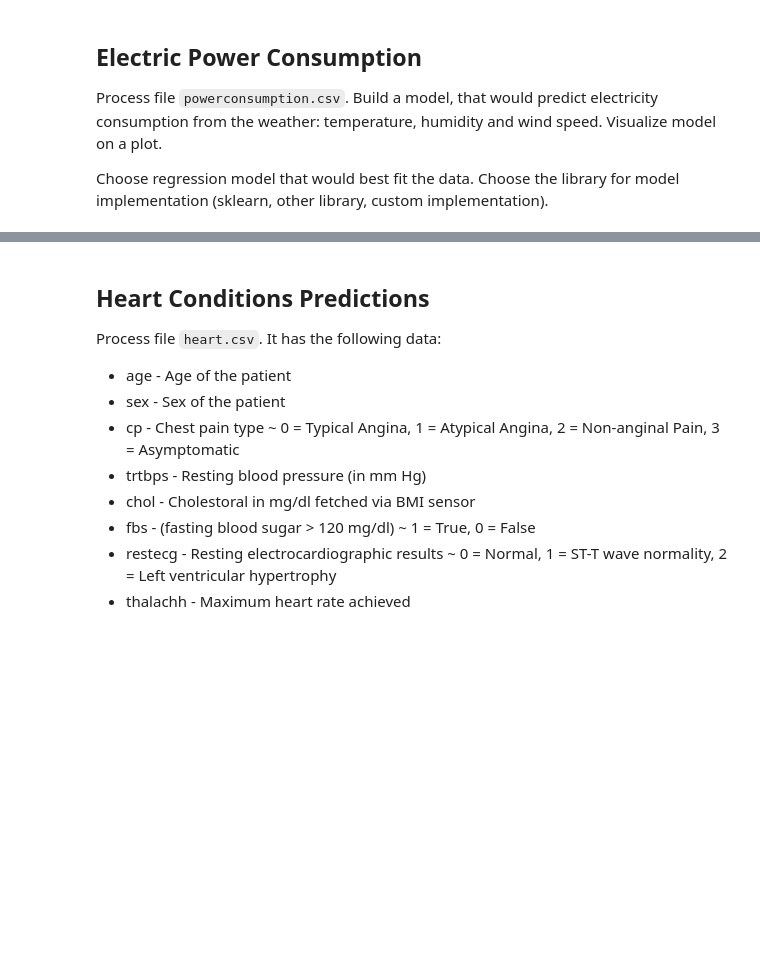
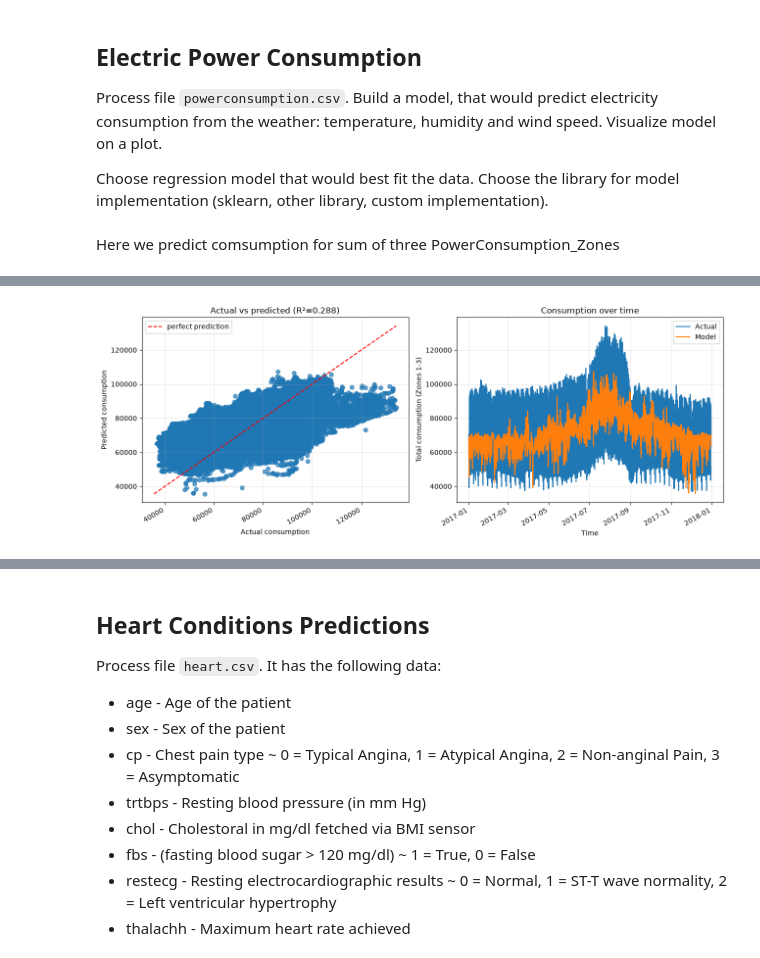
Before and after one commit to moon-1945/ida-labs, a Jupyter notebook: assignement-3.ipynb, the cells around one changed output, grey strips where cells are left out. Saved outputs shown, nothing was run; the diff lists cells and outputs as text; code cells hidden in the pictures; blank space fills up the shorter version.

```diff
--- a/assignement-3.ipynb
+++ b/assignement-3.ipynb
@@ -81,19 +179,84 @@ ice_cream_selling(data)
 Process file `powerconsumption.csv`. Build a model, that would predict electricity consumption from the weather: temperature, humidity and wind speed. Visualize model on a plot.
 
 Choose regression model that would best fit the data. Choose the library for model implementation (sklearn, other library, custom implementation).
+# %% [markdown]
+Here we predict comsumption for sum of three PowerConsumption_Zones
 # %%
+import numpy as np
+import pandas as pd
+import matplotlib.pyplot as plt
+from sklearn.preprocessing import PolynomialFeatures
+from sklearn.linear_model import LinearRegression
+from sklearn.ensemble import GradientBoostingRegressor
+from sklearn.model_selection import cross_val_score, KFold
+from sklearn.pipeline import make_pipeline
+
+FEATURES = ["Temperature", "Humidity", "WindSpeed"]
+ZONES = ["PowerConsumption_Zone1", "PowerConsumption_Zone2", "PowerConsumption_Zone3"]
+
 def power_consumption(data):
     """
-    Build a model, that would predict electricity consumption from the weather: temperature, humidity and wind speed.
-    Visualize model on a plot.
-
-    Args:
-        data: power consumption data.
+    Build a model that predicts total electricity consumption (sum of the three
+    zones) from temperature, humidity and wind speed. Visualize the model.
 
     Returns:
-        list: The list of model theta parameters.
+        list: theta parameters of the degree-2 polynomial model, in the order
+              given by the printed feature names (intercept first).
     """
-    return None
+    X = data[FEATURES].values
+    y = data[ZONES].sum(axis=1).values
+
+    # Model comparison (5-fold CV, R^2). Rows are 10 minutes apart, so shuffled
+    # folds are optimistic; treat the numbers as a relative comparison.
+    cv = KFold(n_splits=5, shuffle=True, random_state=42)
+    candidates = {
+        "linear": make_pipeline(LinearRegression()),
+        "poly degree 2": make_pipeline(PolynomialFeatures(2), LinearRegression()),
+        "poly degree 3": make_pipeline(PolynomialFeatures(3), LinearRegression()),
+    }
+    for name, m in candidates.items():
+        score = cross_val_score(m, X, y, cv=cv, scoring="r2").mean()
+        print(f"{name:18s} CV R^2 = {score:.3f}")
+
+    # Final model: degree-2 polynomial regression (interpretable parameters)
+    poly = PolynomialFeatures(degree=2)
+    Xp = poly.fit_transform(X)
+    model = LinearRegression(fit_intercept=False).fit(Xp, y)
+    theta = model.coef_.tolist()
+    y_pred = Xp @ model.coef_
+    r2 = model.score(Xp, y)
+
+    print("\nterms:", list(poly.get_feature_names_out(FEATURES)))
+    print("theta:", theta)
+    print(f"Train R^2 = {r2:.3f}")
+
+    # Plot: actual vs predicted, and both over time
+    fig, ax = plt.subplots(1, 2, figsize=(13, 5))
+
+    ax[0].scatter(y, y_pred, alpha=0.7)
+    lim = [min(y.min(), y_pred.min()), max(y.max(), y_pred.max())]
+    ax[0].plot(lim, lim, "r--", label="perfect prediction")
+    ax[0].set_xlabel("Actual consumption")
+    ax[0].set_ylabel("Predicted consumption")
+    ax[0].set_title(f"Actual vs predicted (R²={r2:.3f})")
+    ax[0].legend()
+    ax[0].grid(alpha=0.3)
+
+    t = pd.to_datetime(data["Datetime"], format="%m/%d/%Y %H:%M")
+    ax[1].plot(t, y, label="Actual")
+    ax[1].plot(t, y_pred, label="Model")
+    ax[1].set_xlabel("Time")
+    ax[1].set_ylabel("Total consumption (Zones 1-3)")
+    ax[1].set_title("Consumption over time")
+    ax[1].legend()
+    ax[1].grid(alpha=0.3)
+    fig.autofmt_xdate()
+
+    plt.tight_layout()
+    plt.show()
+
+    return theta
 
 data = extract_texts_from_file('resources/powerconsumption.csv')
 power_consumption(data)
+# %% [output]
@@ -99,0 +271 @@ power_consumption(data)
+[figure, added]
```
Also changed, not shown: parts of 14 cells of this notebook, 4 other files.
